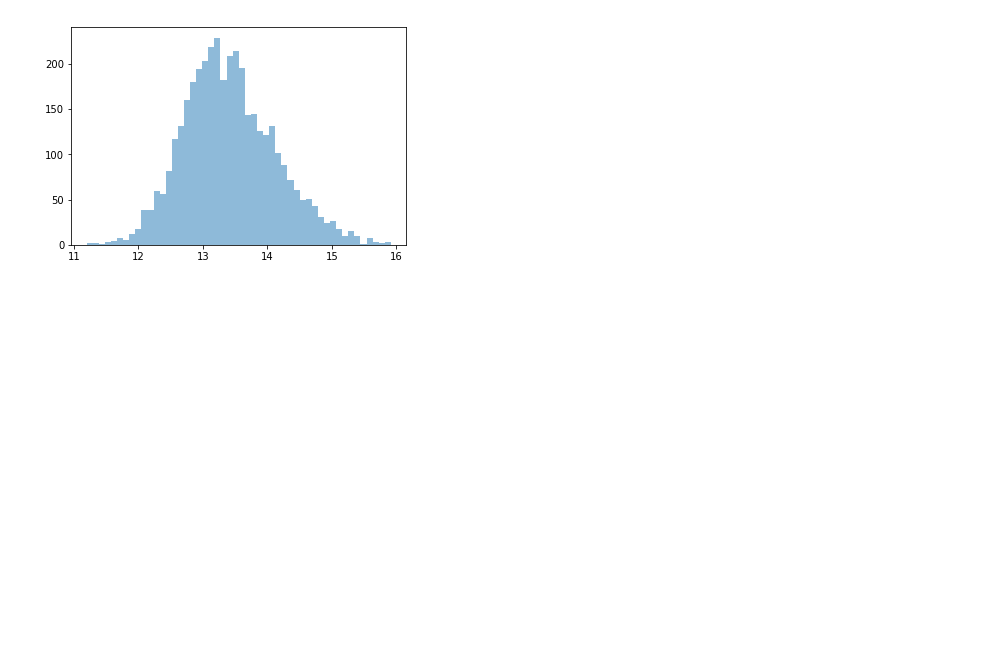
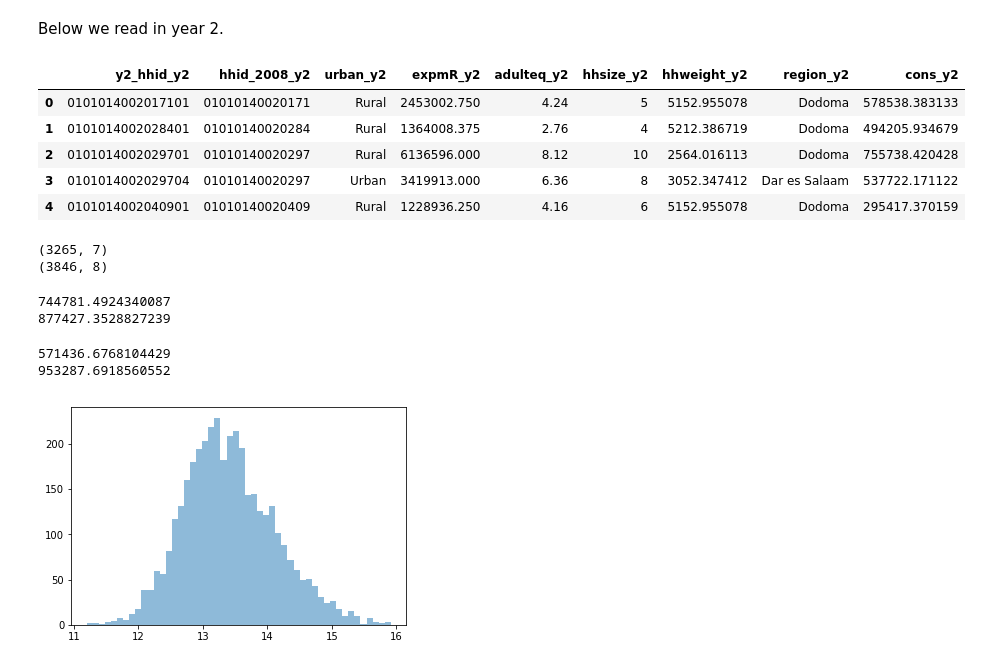
Before and after one commit to mwaugh0328/Data_Bootcamp_Fall_2017, a Jupyter notebook: final_project/tanzania_track.ipynb, the cells around one changed output. Saved outputs shown, nothing was run; the diff lists cells and outputs as text; code cells hidden in the pictures; blank space fills up the shorter version.

```diff
--- a/final_project/tanzania_track.ipynb
+++ b/final_project/tanzania_track.ipynb
@@ -42,0 +82,35 @@ array([ 5152.95507812,  5212.38671875,  2564.01611328, ...,   253.61778259,
+# %% [markdown]
+Below we read in year 2.
+# %%
+path_laptop = "C://Users//mwaugh//Dropbox//Panel Tracking Surveys//Tanzania//Raw Data (2008-2009 and 2010-2011)"
+path_desktop = "C://Users//mwaugh.NYC-STERN//Dropbox//Panel Tracking Surveys//Tanzania\Raw Data (2008-2009 and 2010-2011)"
+
+file = path_laptop + "//TZY2.HH.Consumption.dta"
+
+myvars = ["y2_hhid", "hhid_2008", "urban", "expmR", "adulteq", "hhsize", "hhweight", "region"]
+
+tanz_y2 = pd.read_stata(file, columns = myvars)
+
+new_name = []
+
+for name in myvars:
+    new_name.append(name + "_y2")
+
+tanz_y2.columns = new_name
+
+tanz_y2["cons_y2"] = tanz_y2["expmR_y2"] / tanz_y2["adulteq_y2"]
+
+tanz_y2.head()
+# %% [output]
+|  | y2_hhid_y2 | hhid_2008_y2 | urban_y2 | expmR_y2 | adulteq_y2 | hhsize_y2 | hhweight_y2 | region_y2 | cons_y2 |
+| 0 | 0101014002017101 | 01010140020171 | Rural | 2453002.750 | 4.24 | 5 | 5152.955078 | Dodoma | 578538.383133 |
+| 1 | 0101014002028401 | 01010140020284 | Rural | 1364008.375 | 2.76 | 4 | 5212.386719 | Dodoma | 494205.934679 |
+| 2 | 0101014002029701 | 01010140020297 | Rural | 6136596.000 | 8.12 | 10 | 2564.016113 | Dodoma | 755738.420428 |
+| 3 | 0101014002029704 | 01010140020297 | Urban | 3419913.000 | 6.36 | 8 | 3052.347412 | Dar es Salaam | 537722.171122 |
+| 4 | 0101014002040901 | 01010140020409 | Rural | 1228936.250 | 4.16 | 6 | 5152.955078 | Dodoma | 295417.370159 |
+# %%
+print(tanz_y1.shape)
+print(tanz_y2.shape)
+# %% [output]
+(3265, 7)
+(3846, 8)
@@ -43,3 +120,15 @@ array([ 5152.95507812,  5212.38671875,  2564.01611328, ...,   253.61778259,
+# %%
+print(tanz.cons_y1.mean())
+print(tanz.cons_y2.mean())
+# %% [output]
+744781.4924340087
+877427.3528827239
+# %%
+print(tanz[(tanz["urban_y2"]== "Urban") & ( tanz["urban_y1"]== "Rural")].cons_y1.mean())
+print(tanz[(tanz["urban_y2"]== "Urban") & ( tanz["urban_y1"]== "Rural")].cons_y2.mean())
+# %% [output]
+571436.6768104429
+953287.6918560552
 # %%
 fig, ax = plt.subplots()
 
```
Also changed, not shown: parts of 14 cells of this notebook, 1 other file.
